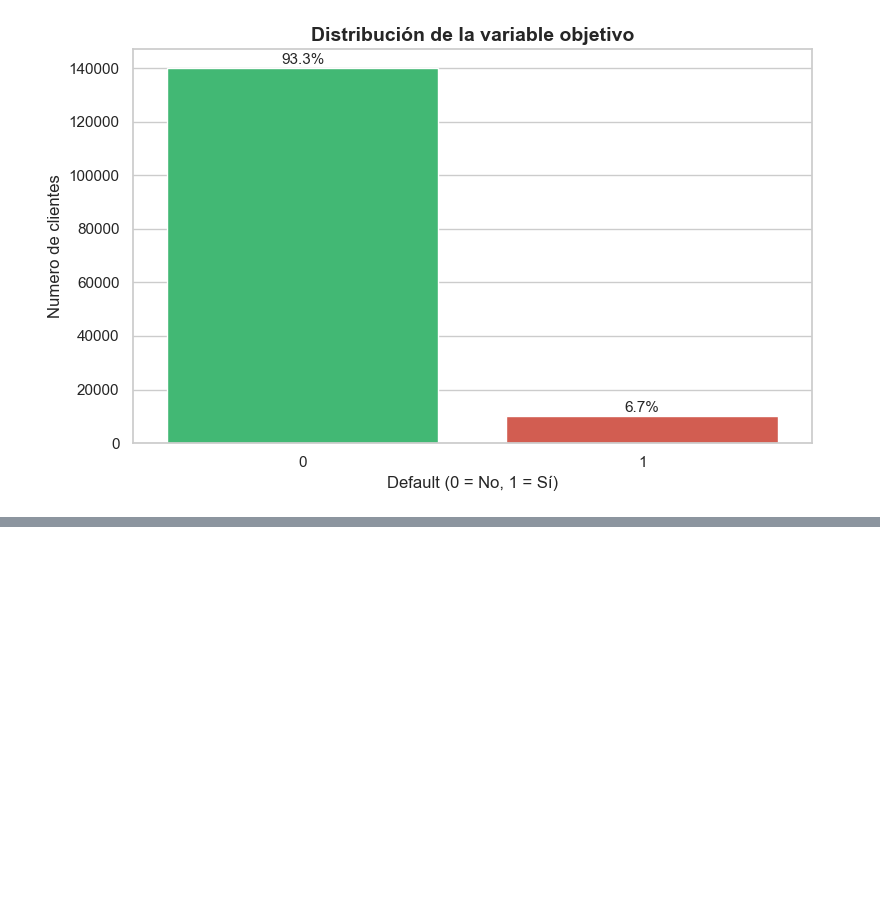
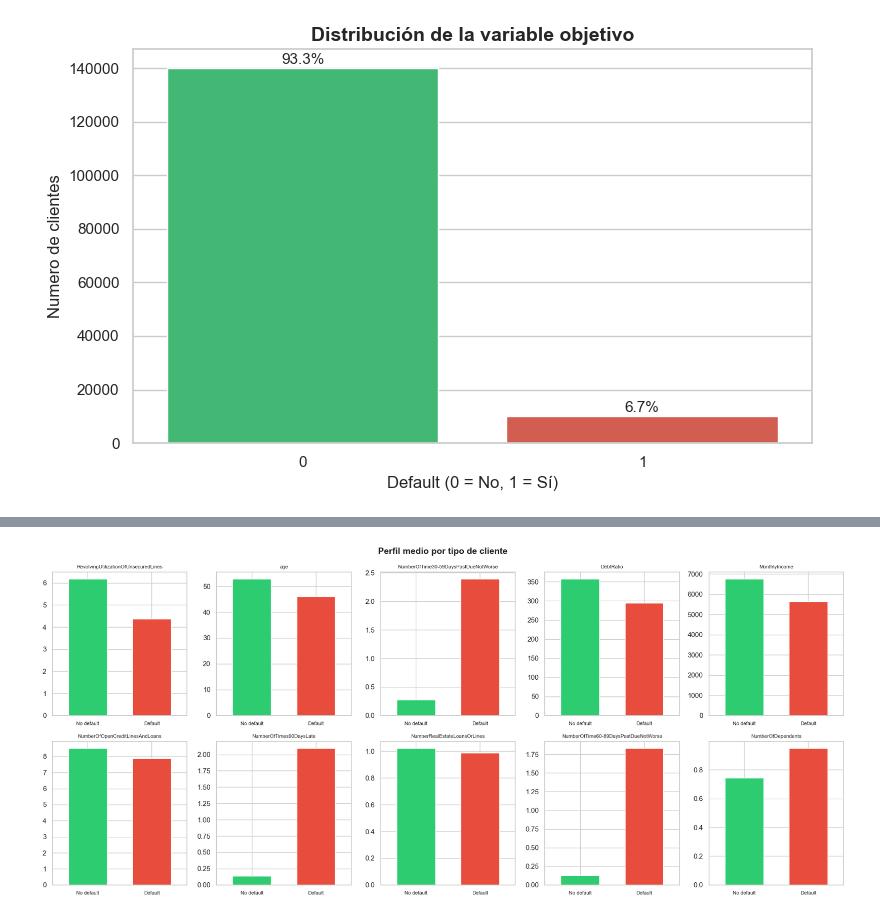
Before and after one commit to alberto1201/banking-ds-project, a Jupyter notebook: notebooks/01_exploratory_analysis.ipynb, the cells around one changed output, grey strips where cells are left out. Saved outputs shown, nothing was run; the diff lists cells and outputs as text; code cells hidden in the pictures; blank space fills up the shorter version.

```diff
--- a/notebooks/01_exploratory_analysis.ipynb
+++ b/notebooks/01_exploratory_analysis.ipynb
@@ -244,0 +333,22 @@ plt.show()          # renderiza el gráfico
+# %%
+# Graficamos cada variable en su propio subplot con su propia escala
+fig, axes = plt.subplots(2, 5, figsize=(18, 8))  # 2 filas, 5 columnas
+axes = axes.flatten()  # convertimos la cuadrícula en una lista simple
+
+for i, col in enumerate(columnas):
+    perfil_clientes[col].plot(
+        kind='bar',
+        ax=axes[i],
+        color=['#2ecc71', '#e74c3c'],
+        edgecolor='white',
+        width=0.6
+    )
+    axes[i].set_title(col, fontsize=8)
+    axes[i].set_xlabel('')
+    axes[i].set_xticklabels(['No default', 'Default'], rotation=0, fontsize=8)
+
+plt.suptitle('Perfil medio por tipo de cliente', fontsize=14, fontweight='bold')
+plt.tight_layout()
+plt.show()
+# %% [output]
+[figure, added]
```
Also changed, not shown: parts of 4 cells of this notebook.
